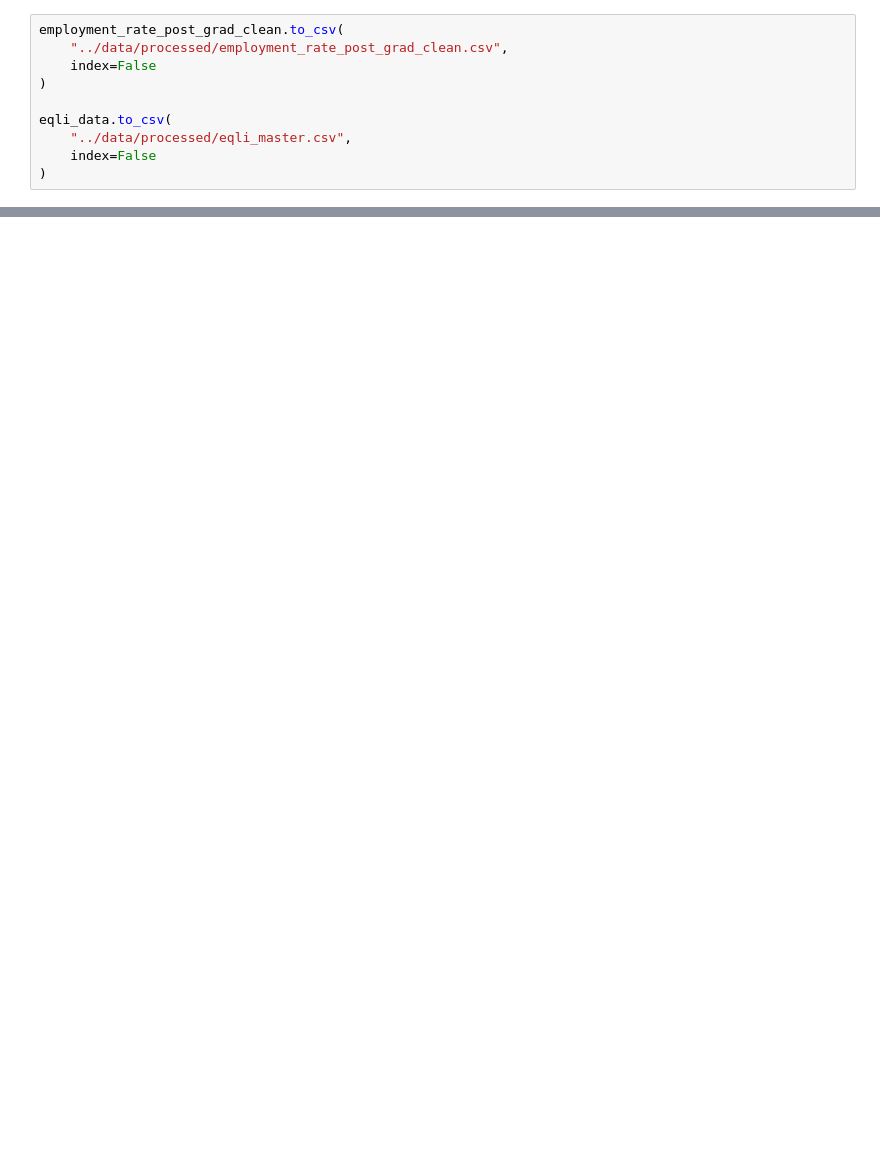
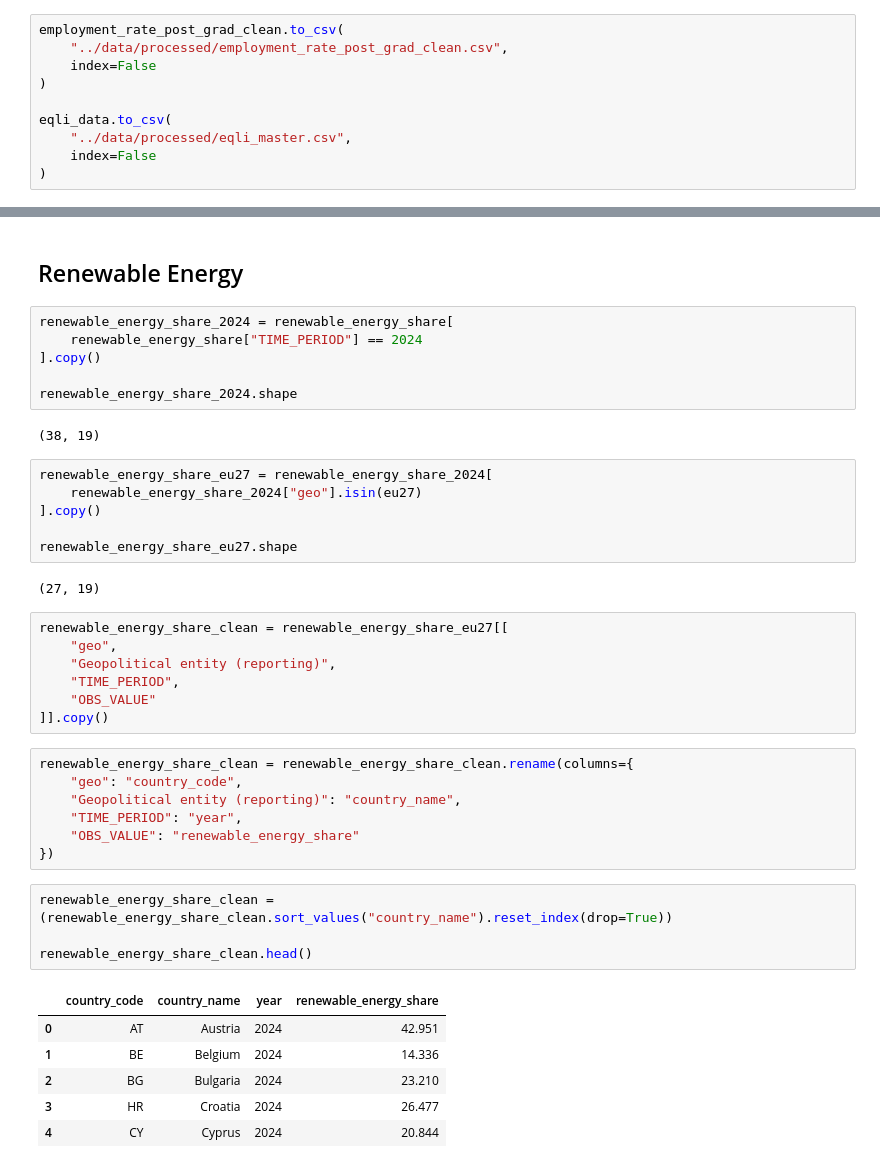
Before and after one commit to eljesam/DAV_Eljesa_Repeat, a Jupyter notebook: Notebooks/EQLI_analysis.ipynb, the cells around one changed output, grey strips where cells are left out. Saved outputs shown, nothing was run; the diff lists cells and outputs as text; blank space fills up the shorter version.

```diff
--- a/Notebooks/EQLI_analysis.ipynb
+++ b/Notebooks/EQLI_analysis.ipynb
@@ -1002,0 +1005,43 @@ eqli_data.to_csv(
+# %% [markdown]
+## Renewable Energy
+# %%
+renewable_energy_share_2024 = renewable_energy_share[
+    renewable_energy_share["TIME_PERIOD"] == 2024
+].copy()
+
+renewable_energy_share_2024.shape
+# %% [output]
+(38, 19)
+# %%
+renewable_energy_share_eu27 = renewable_energy_share_2024[
+    renewable_energy_share_2024["geo"].isin(eu27)
+].copy()
+
+renewable_energy_share_eu27.shape
+# %% [output]
+(27, 19)
+# %%
+renewable_energy_share_clean = renewable_energy_share_eu27[[
+    "geo",
+    "Geopolitical entity (reporting)",
+    "TIME_PERIOD",
+    "OBS_VALUE"
+]].copy()
+# %%
+renewable_energy_share_clean = renewable_energy_share_clean.rename(columns={
+    "geo": "country_code",
+    "Geopolitical entity (reporting)": "country_name",
+    "TIME_PERIOD": "year",
+    "OBS_VALUE": "renewable_energy_share"
+})
+# %%
+renewable_energy_share_clean = (renewable_energy_share_clean.sort_values("country_name").reset_index(drop=True))
+
+renewable_energy_share_clean.head()
+# %% [output]
+|  | country_code | country_name | year | renewable_energy_share |
+| 0 | AT | Austria | 2024 | 42.951 |
+| 1 | BE | Belgium | 2024 | 14.336 |
+| 2 | BG | Bulgaria | 2024 | 23.210 |
+| 3 | HR | Croatia | 2024 | 26.477 |
+| 4 | CY | Cyprus | 2024 | 20.844 |
```
Also changed, not shown: parts of 20 cells of this notebook, 3 other files.
